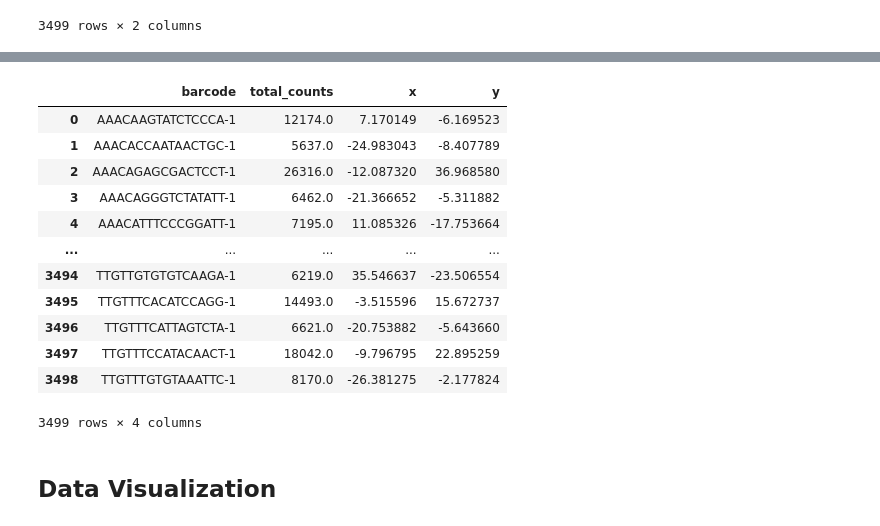
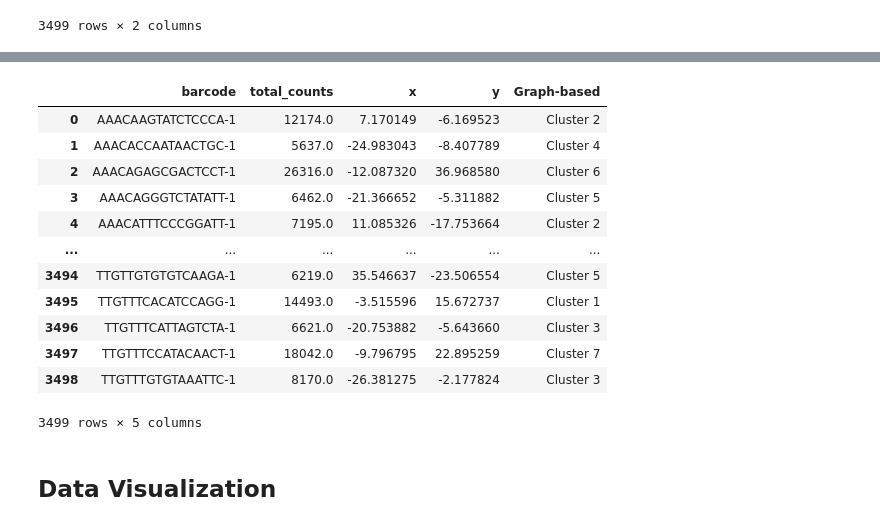
Before and after one commit to ScheWann/A-Part-to-Whole-Circular-Cell-Explorer, a Jupyter notebook: RedesignChallenge/Python/GeneProcess.ipynb, the cells around one changed output, grey strips where cells are left out. Drawn from its saved outputs; the diff is of its cells as text; code cells hidden in the pictures.

Commit message:
added tSNE graphed(cluster) csv and related backend process

```diff
--- a/RedesignChallenge/Python/GeneProcess.ipynb
+++ b/RedesignChallenge/Python/GeneProcess.ipynb
@@ -25,7 +23,8 @@ OMP: Info #276: omp_set_nested routine deprecated, please use omp_set_max_active
 # %%
 genes = pd.read_csv("../Data/Genes.csv")
 barcode_positions = pd.read_csv("../Data/SpotPositions.csv")
-tSNE_df = pd.read_csv("../Data/t-SNE-Projection.csv")
+tSNE_df = pd.read_csv("../Data/t-SNE_Projection.csv")
+tSNE_graphed_df = pd.read_csv("../Data/t-SNE_Graph_Based.csv")
 # %%
 feature_matrix_precise = mmread("../Data/FeatureMatrix_precise.mtx")
 # %%
@@ -182,3 +214,6 @@ cellTotal_df
 | 3497 | TTGTTTCCATACAACT-1 | 18042.0 |
 | 3498 | TTGTTTGTGTAAATTC-1 | 8170.0 |
 3499 rows × 2 columns
+# %%
+tSNE_graphed_df.rename(columns={'Barcode': 'barcode'}, inplace=True)
+tSNE_graphed_df
@@ -185,20 +234,22 @@ cellTotal_df
 # %%
 cell_tsne_df = pd.merge(cellTotal_df, tSNE_df, on="barcode")
-cell_tsne_df
+# cell_tsne_df
+cell_tsne_cluster_UMI_df = pd.merge(cell_tsne_df, tSNE_graphed_df, on="barcode", how="left")
+cell_tsne_cluster_UMI_df
 # %% [output]
-|  | barcode | total_counts | x | y |
-| 0 | AAACAAGTATCTCCCA-1 | 12174.0 | 7.170149 | -6.169523 |
-| 1 | AAACACCAATAACTGC-1 | 5637.0 | -24.983043 | -8.407789 |
-| 2 | AAACAGAGCGACTCCT-1 | 26316.0 | -12.087320 | 36.968580 |
-| 3 | AAACAGGGTCTATATT-1 | 6462.0 | -21.366652 | -5.311882 |
-| 4 | AAACATTTCCCGGATT-1 | 7195.0 | 11.085326 | -17.753664 |
-| ... | ... | ... | ... | ... |
-| 3494 | TTGTTGTGTGTCAAGA-1 | 6219.0 | 35.546637 | -23.506554 |
-| 3495 | TTGTTTCACATCCAGG-1 | 14493.0 | -3.515596 | 15.672737 |
-| 3496 | TTGTTTCATTAGTCTA-1 | 6621.0 | -20.753882 | -5.643660 |
-| 3497 | TTGTTTCCATACAACT-1 | 18042.0 | -9.796795 | 22.895259 |
-| 3498 | TTGTTTGTGTAAATTC-1 | 8170.0 | -26.381275 | -2.177824 |
+|  | barcode | total_counts | x | y | Graph-based |
+| 0 | AAACAAGTATCTCCCA-1 | 12174.0 | 7.170149 | -6.169523 | Cluster 2 |
+| 1 | AAACACCAATAACTGC-1 | 5637.0 | -24.983043 | -8.407789 | Cluster 4 |
+| 2 | AAACAGAGCGACTCCT-1 | 26316.0 | -12.087320 | 36.968580 | Cluster 6 |
+| 3 | AAACAGGGTCTATATT-1 | 6462.0 | -21.366652 | -5.311882 | Cluster 5 |
+| 4 | AAACATTTCCCGGATT-1 | 7195.0 | 11.085326 | -17.753664 | Cluster 2 |
+| ... | ... | ... | ... | ... | ... |
+| 3494 | TTGTTGTGTGTCAAGA-1 | 6219.0 | 35.546637 | -23.506554 | Cluster 5 |
+| 3495 | TTGTTTCACATCCAGG-1 | 14493.0 | -3.515596 | 15.672737 | Cluster 1 |
+| 3496 | TTGTTTCATTAGTCTA-1 | 6621.0 | -20.753882 | -5.643660 | Cluster 3 |
+| 3497 | TTGTTTCCATACAACT-1 | 18042.0 | -9.796795 | 22.895259 | Cluster 7 |
+| 3498 | TTGTTTGTGTAAATTC-1 | 8170.0 | -26.381275 | -2.177824 | Cluster 3 |
-3499 rows × 4 columns
+3499 rows × 5 columns
 # %% [markdown]
 ## Data Visualization
 # %%
```
Also changed, not shown: parts of 4 cells of this notebook, 4 other files.
